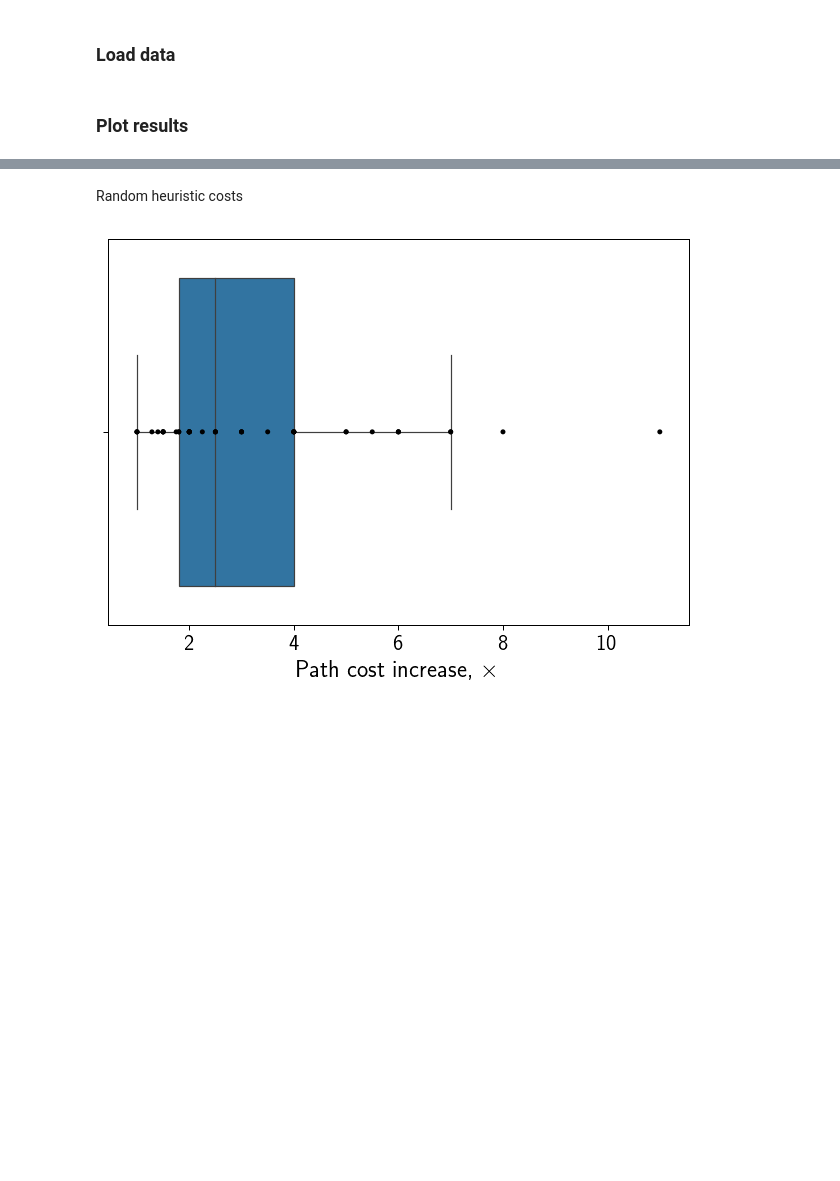
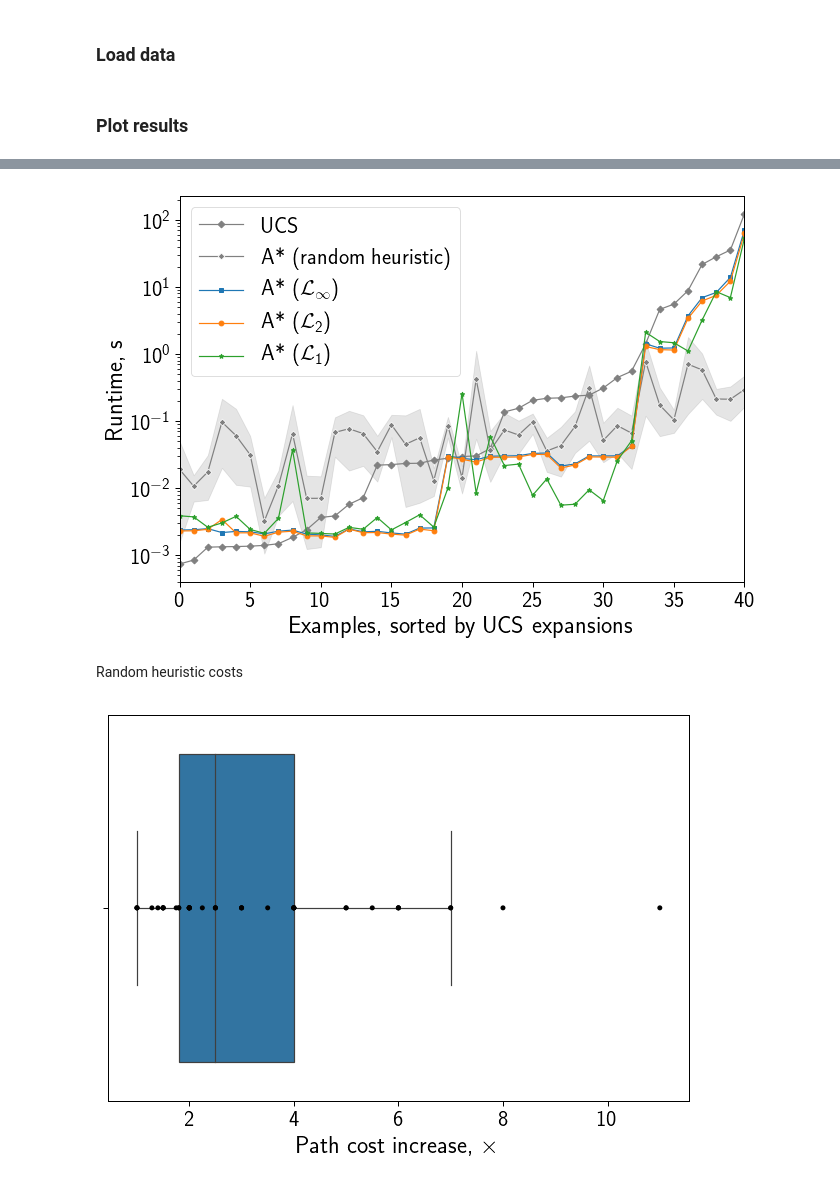
Before and after one commit to spring-epfl/trickster, a Jupyter notebook: notebooks/bots_heuristics.ipynb, the cells around one changed output, grey strips where cells are left out. Drawn from its saved outputs; the diff is of its cells as text; code cells hidden in the pictures; blank space fills up the shorter version.

```diff
--- a/notebooks/bots_heuristics.ipynb
+++ b/notebooks/bots_heuristics.ipynb
@@ -241,3 +229,34 @@ if SAVE_PLOTS:
+# %%
+fig, ax = plt.subplots()
+
+ax.plot(ucs_runtimes, label='UCS', marker=MARKERS[0], color='grey')
+
+sns.lineplot(data=random_stats, x='datasetindex', y='runtimes',
+             label='A* (random heuristic)', marker=MARKERS[0],
+             color='gray', linestyle='--', ax=ax)
+
+ax.plot(linf_runtimes, label='A* ($\mathcal{L}_{\infty}$)', marker=MARKERS[3])
+ax.plot(l2_runtimes, label='A* ($\mathcal{L}_2$)', marker=MARKERS[2])
+ax.plot(normal_runtimes, label='A* ($\mathcal{L}_1$)', marker=MARKERS[1])
+# ax.plot(grid_runtimes, label='A* ($\mathcal{L}_1$, grid)', marker=MARKERS[4])
+
+ax.set_xlabel('Examples, sorted by UCS expansions')
+ax.set_ylabel('Runtime, s')
+ax.set_xlim(0, len(ucs_expansions) - 1)
+ax.set_yscale('log')
+ax.legend(loc='best')
+
+fig.set_figwidth(FIGWIDTH * 1.1)
+fig.set_figheight(FIGHEIGHT)
+fig.set_tight_layout('tight')
+
+plt.show()
+
+if SAVE_PLOTS:
+    save_fig(fig, 'bots_heuristics_bin_{}_band_{}_target_{}.pdf',
+             FOCUS_BINS, BAND, TARGET_CONFIDENCE)
+# %% [output]
+[figure, added]
 # %% [markdown]
 Random heuristic costs
 # %%
```
Also changed, not shown: parts of 3 cells of this notebook, 2 other files.
